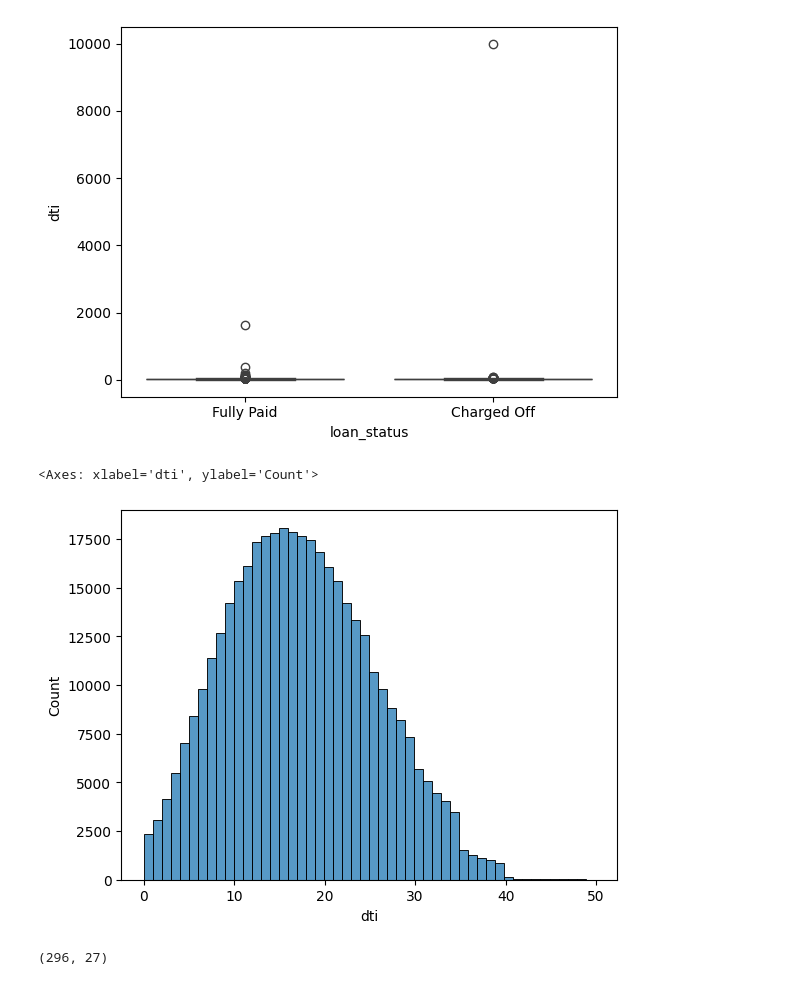
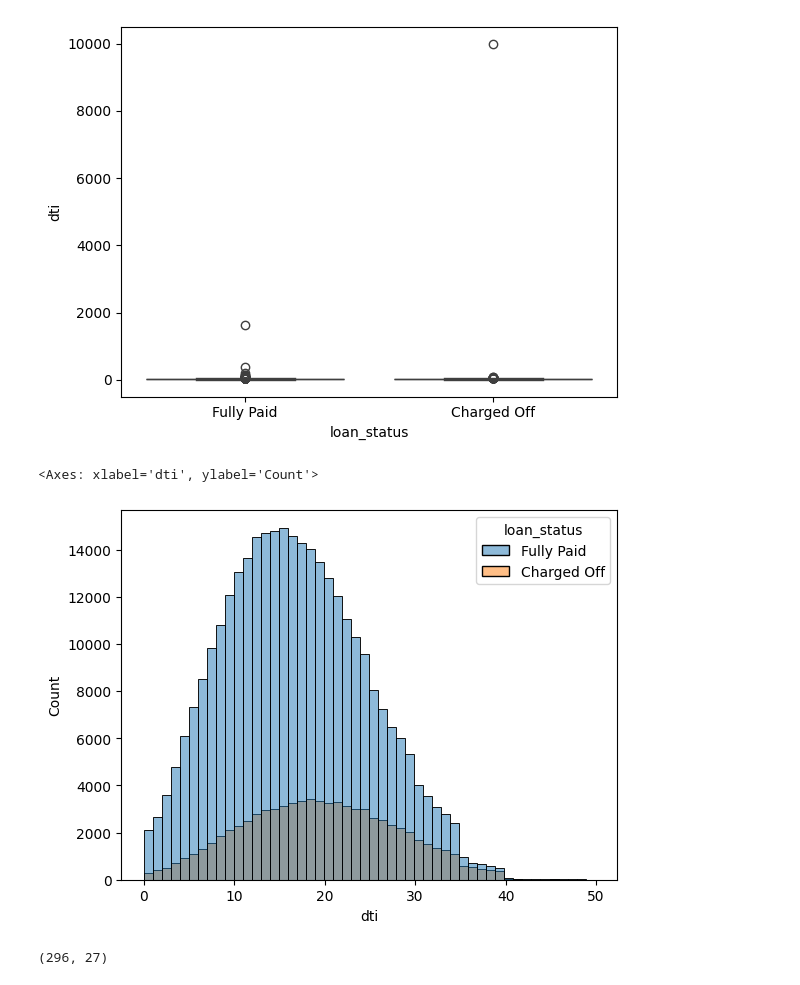
Before and after one commit to Debasishsaha123/Loan-default-prediction-ML-Projects, a Jupyter notebook: data_understanding.ipynb, the cells around one changed output. Saved outputs shown, nothing was run; the diff lists cells and outputs as text; code cells hidden in the pictures.

```diff
--- a/data_understanding.ipynb
+++ b/data_understanding.ipynb
@@ -313,11 +313,11 @@ sns.boxplot(x="loan_status",y="dti",data=df)
 [figure]
 # %%
 sns.histplot(
-    x='dti',bins=50,data=df[df['dti']<=50]
+    x='dti',hue="loan_status",bins=50,data=df[df['dti']<=50]
 )
 # %% [output]
 <Axes: xlabel='dti', ylabel='Count'>
-[figure, old version]
+[figure, new version]
 # %%
 print(df[df['dti']>=40].shape)
 # %% [output]
```
Also changed, not shown: parts of 6 cells of this notebook, 2 other files.
